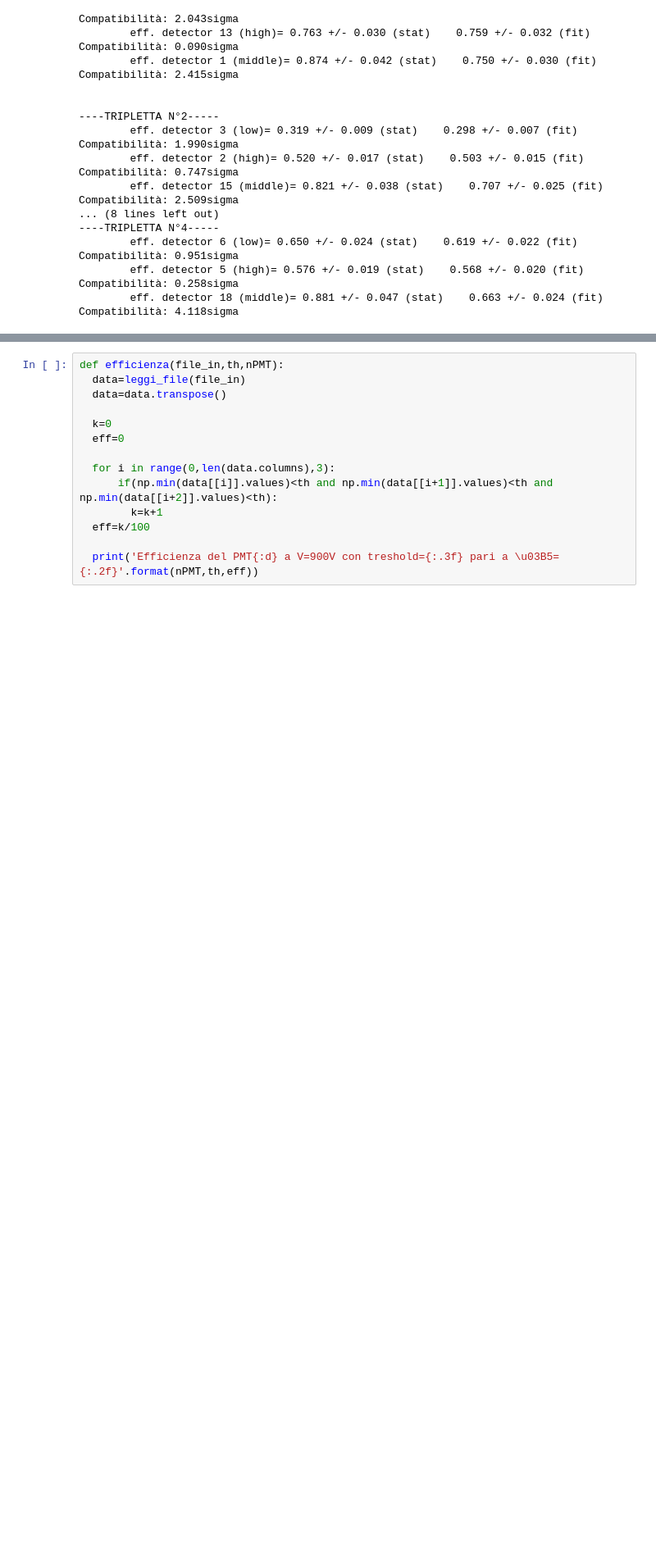
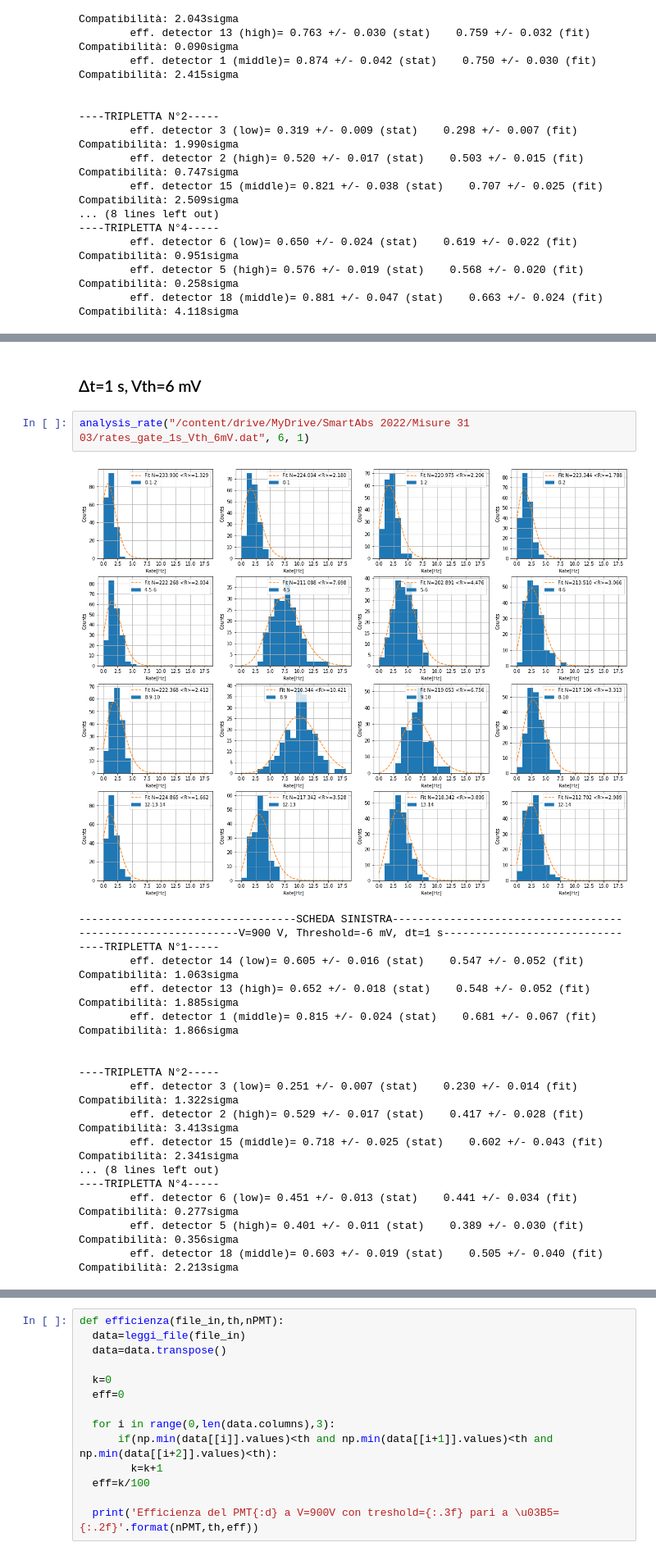
Before and after one commit to mattderri/LabII, a Jupyter notebook: SmartAbs.ipynb, the cells around one changed output, grey strips where cells are left out. Shown at 82% size. Cells and saved outputs as stored; diff of their text form; blank space fills up the shorter version.

```diff
--- a/SmartAbs.ipynb
+++ b/SmartAbs.ipynb
@@ -394,0 +554,23 @@ for i in range(0, 4):
+# %% [markdown]
+### Δt=1 s, Vth=6 mV
+# %%
+analysis_rate("/content/drive/MyDrive/SmartAbs 2022/Misure 31 03/rates_gate_1s_Vth_6mV.dat", 6, 1)
+# %% [output]
+[figure, added]
+----------------------------------SCHEDA SINISTRA------------------------------------
+-------------------------V=900 V, Threshold=-6 mV, dt=1 s----------------------------
+----TRIPLETTA N°1-----
+        eff. detector 14 (low)= 0.605 +/- 0.016 (stat)    0.547 +/- 0.052 (fit)       Compatibilità: 1.063sigma
+        eff. detector 13 (high)= 0.652 +/- 0.018 (stat)    0.548 +/- 0.052 (fit)       Compatibilità: 1.885sigma
+        eff. detector 1 (middle)= 0.815 +/- 0.024 (stat)    0.681 +/- 0.067 (fit)       Compatibilità: 1.866sigma
+
+
+----TRIPLETTA N°2-----
+        eff. detector 3 (low)= 0.251 +/- 0.007 (stat)    0.230 +/- 0.014 (fit)       Compatibilità: 1.322sigma
+        eff. detector 2 (high)= 0.529 +/- 0.017 (stat)    0.417 +/- 0.028 (fit)       Compatibilità: 3.413sigma
+        eff. detector 15 (middle)= 0.718 +/- 0.025 (stat)    0.602 +/- 0.043 (fit)       Compatibilità: 2.341sigma
+... (8 lines left out)
+----TRIPLETTA N°4-----
+        eff. detector 6 (low)= 0.451 +/- 0.013 (stat)    0.441 +/- 0.034 (fit)       Compatibilità: 0.277sigma
+        eff. detector 5 (high)= 0.401 +/- 0.011 (stat)    0.389 +/- 0.030 (fit)       Compatibilità: 0.356sigma
+        eff. detector 18 (middle)= 0.603 +/- 0.019 (stat)    0.505 +/- 0.040 (fit)       Compatibilità: 2.213sigma
```
Also changed, not shown: parts of 48 cells of this notebook.
